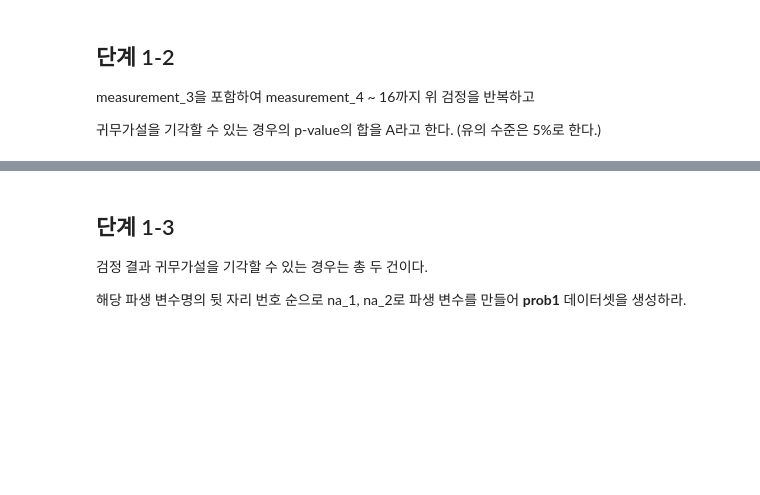
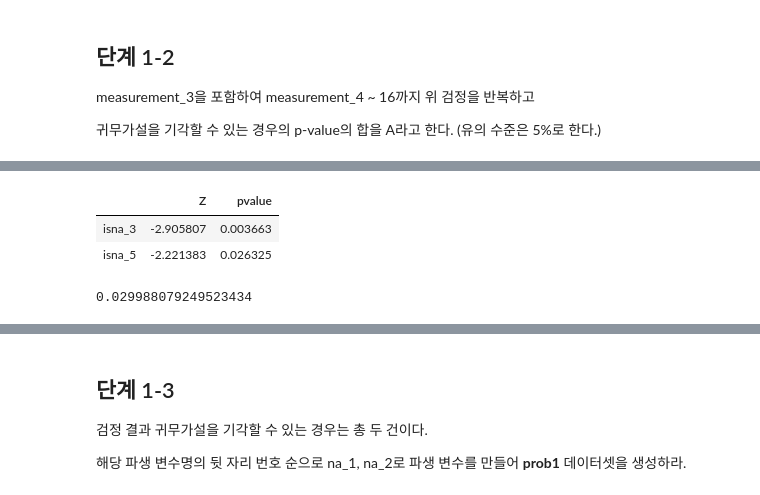
Before and after one commit to sunkusun9/DS_lv3_2610, a Jupyter notebook: sec_ds_lv3_prob1_prob.ipynb, the cells around one changed output, grey strips where cells are left out. Cells and saved outputs as stored; diff of their text form; code cells hidden in the pictures; blank space fills up the shorter version.

```diff
--- a/sec_ds_lv3_prob1_prob.ipynb
+++ b/sec_ds_lv3_prob1_prob.ipynb
@@ -388,3 +466,23 @@ df_basetable[['measurement_{}'.format(i) for i in range(3, 18)]].agg(['mean', 's
+# %%
+# (1) measurement_3 ~ 9, 17의 결측 여부를 df_na로 기록해둡니다.
+df_na = df_myimp[X_input].isna()
+# (2) measurement_3 ~ 9, 17의 결측치는 product_code 별 평균으로 대치합니다.
+df_myimp[X_input] = df_myimp.groupby('product_code')[X_input].transform(
+    lambda x: x.fillna(x.mean()) # product_code 별 평균으로 X_imp 변수들의 결측치를 채웁니다.
+)
+# %%
+from sklearn.linear_model import LinearRegression
+
+for i in X_input:
+    X_lr = [j for j in X_input if i != j] # i 제외하여 입력 변수를 만듭니다.
+    s_lr = df_lr.groupby('product_code')[X_input].apply(
+        lambda x: LinearRegression(fit_intercept = True).fit(x[X_lr], x[i])
+    ) # product_code 별로 대상변수가 i이고 입력 변수가 X_lr인 선형 회귀 모델을 만듭니다.
+    df_tmp = df_myimp.loc[df_na[i]] # 결측이었던 데이터를 가져옵니다,
+    s_prd = df_tmp.groupby('product_code')[X_lr].apply(
+        lambda x: pd.DataFrame(s_lr[x.name].predict(x), index = x.index, columns = ['prd'])
+    )['prd'] # product_code 별로 예측값을 만듭니다.
+    df_myimp.loc[df_na[i], i] = s_prd # 적용합니다.
 # %% [markdown]
 # 문제1
 
@@ -435,0 +635,10 @@ measurement_3을 포함하여 measurement_4 ~ 16까지 위 검정을 반복하
+# %%
+# 귀무가설을 기각할 수 있는 경우의 p-value의 합을 A라고 한다. (유의 수준은 5%로 한다.)
+display(df_ztest.query('pvalue < 0.05'))
+A = df_ztest.query('pvalue < 0.05')['pvalue'].sum()
+A
+# %% [output]
+|  | Z | pvalue |
+| isna_3 | -2.905807 | 0.003663 |
+| isna_5 | -2.221383 | 0.026325 |
+0.029988079249523434
```
Also changed, not shown: parts of 35 cells of this notebook.
